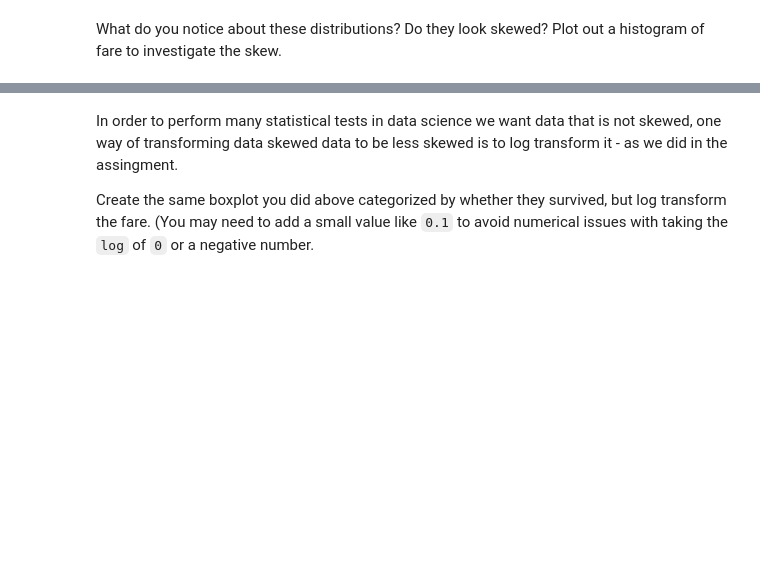
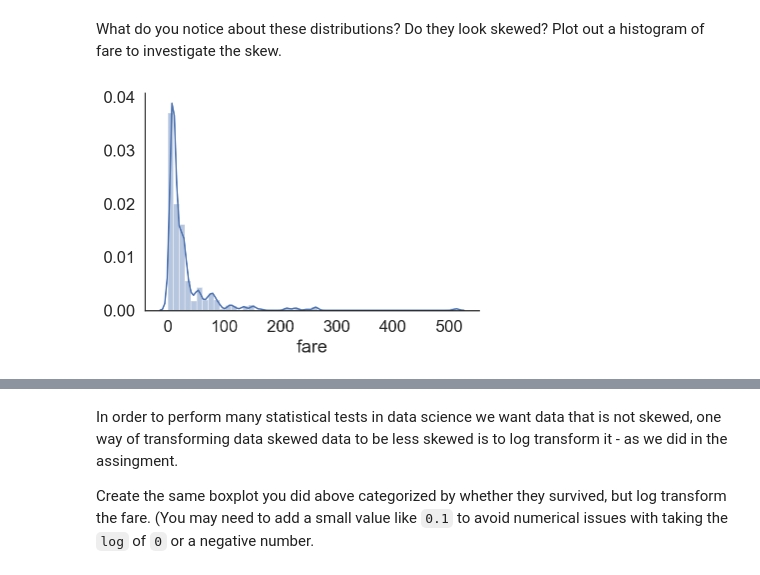
Before and after one commit to robloughnan/cogs108_w19-section, a Jupyter notebook: Week_4/Week_4.ipynb, the cells around one changed output, grey strips where cells are left out. Saved outputs shown, nothing was run; the diff lists cells and outputs as text; code cells hidden in the pictures; blank space fills up the shorter version.

```diff
--- a/Week_4/Week_4.ipynb
+++ b/Week_4/Week_4.ipynb
@@ -36,3 +60,7 @@ We may want to explore where there is a relationship between the `fare` passange
 What do you notice about these distributions? Do they look skewed? Plot out a histogram of fare to investigate the skew.
 # %%
 ## YOUR CODE GOES HERE
+sns.distplot(df.fare)
+sns.despine()
+# %% [output]
+[figure, added]
```
Also changed, not shown: parts of 9 cells of this notebook, 5 other files.
